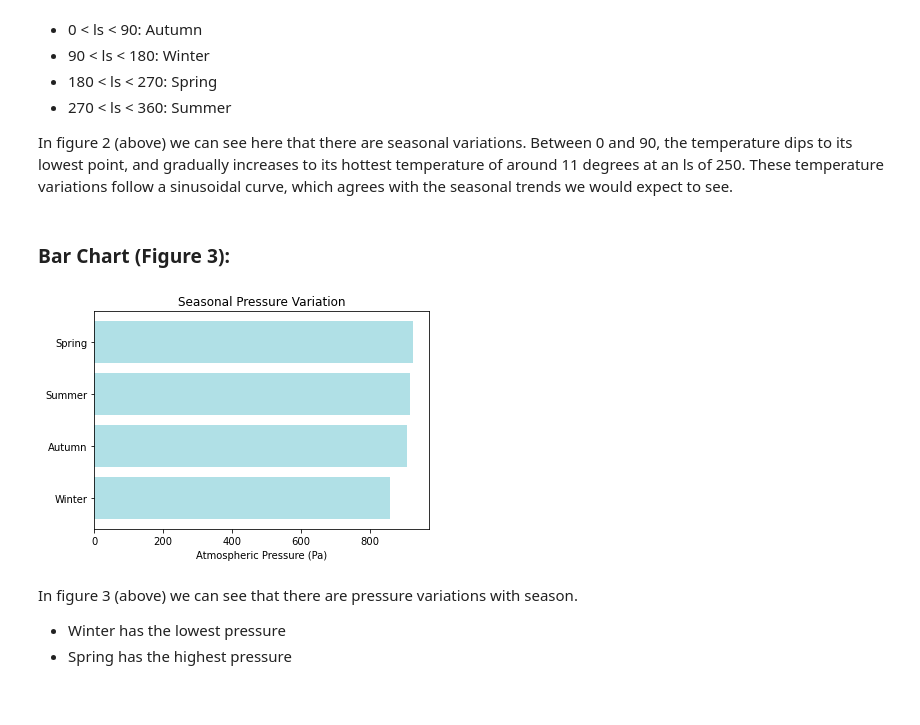
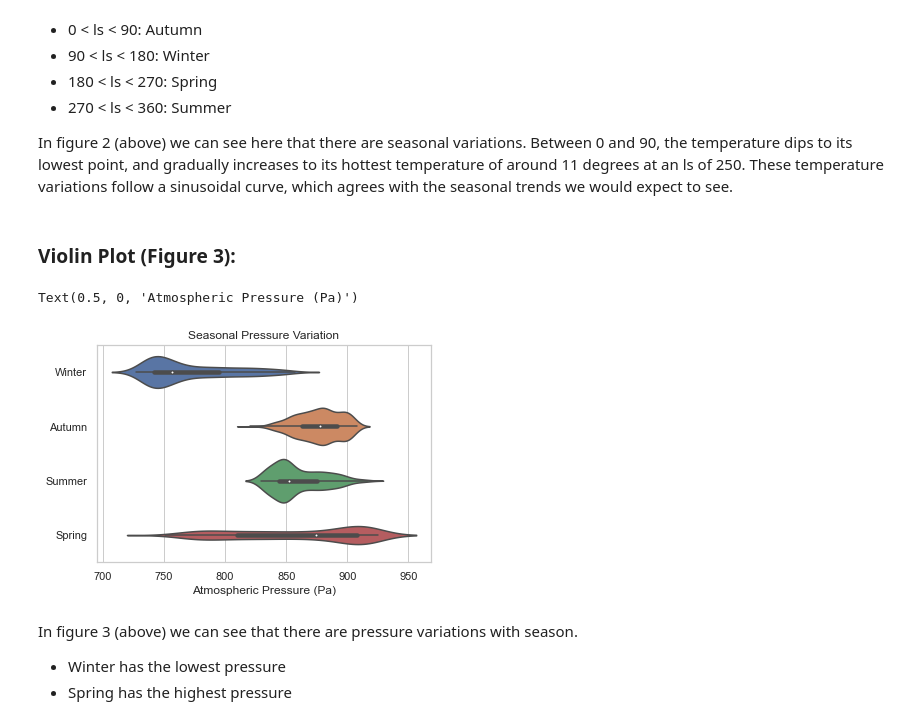
Before and after one commit to data301-2021-winter1/group15-project, a Jupyter notebook: notebooks/group_analysis.ipynb, the cells around one changed output. Drawn from its saved outputs; the diff is of its cells as text; code cells hidden in the pictures.

Commit message:
Changed to violin plot (pressure/season)

```diff
--- a/notebooks/group_analysis.ipynb
+++ b/notebooks/group_analysis.ipynb
@@ -88,17 +88,20 @@ Text(27.0, 0.5, 'Maximum Daily Temperature ($\\degree$C)')
 In figure 2 (above) we can see here that there are seasonal variations.
 Between 0 and 90, the temperature dips to its lowest point, and gradually increases to its hottest temperature of around 11 degrees at an ls of 250. These temperature variations follow a sinusoidal curve, which agrees with the seasonal trends we would expect to see.
 # %% [markdown]
-### Bar Chart (Figure 3):
+### Violin Plot (Figure 3):
 # %%
-plt.barh(dfp['Season'],dfp['pressure'],color = ['#B0E0E6'])
 
-plt.title('Seasonal Pressure Variation')
-plt.xlabel('Atmospheric Pressure (Pa)')
-plt.xticks()
+sns.set(style = 'whitegrid')
 
-plt.show()
+ax= sns.violinplot(x ="pressure",
+             y ="Season",
+             data = dfp)
+ax.set_title('Seasonal Pressure Variation')
+ax.set_ylabel('')
+ax.set_xlabel('Atmospheric Pressure (Pa)')
 # %% [output]
+Text(0.5, 0, 'Atmospheric Pressure (Pa)')
-[figure, old version]
+[figure, new version]
 # %% [markdown]
 In figure 3 (above) we can see that there are pressure variations with season.
 - Winter has the lowest pressure
```
Also changed, not shown: parts of 2 cells of this notebook, 1 other file.
